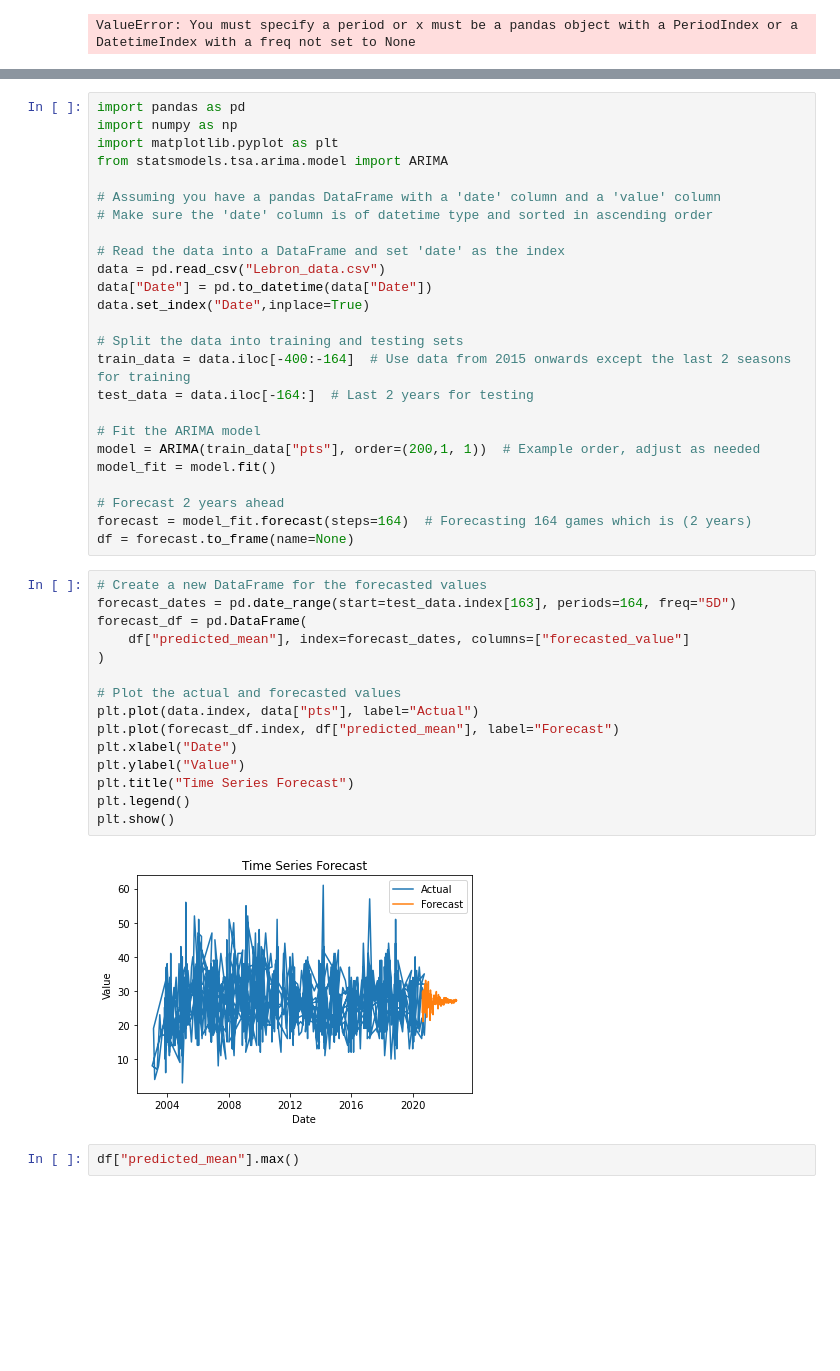
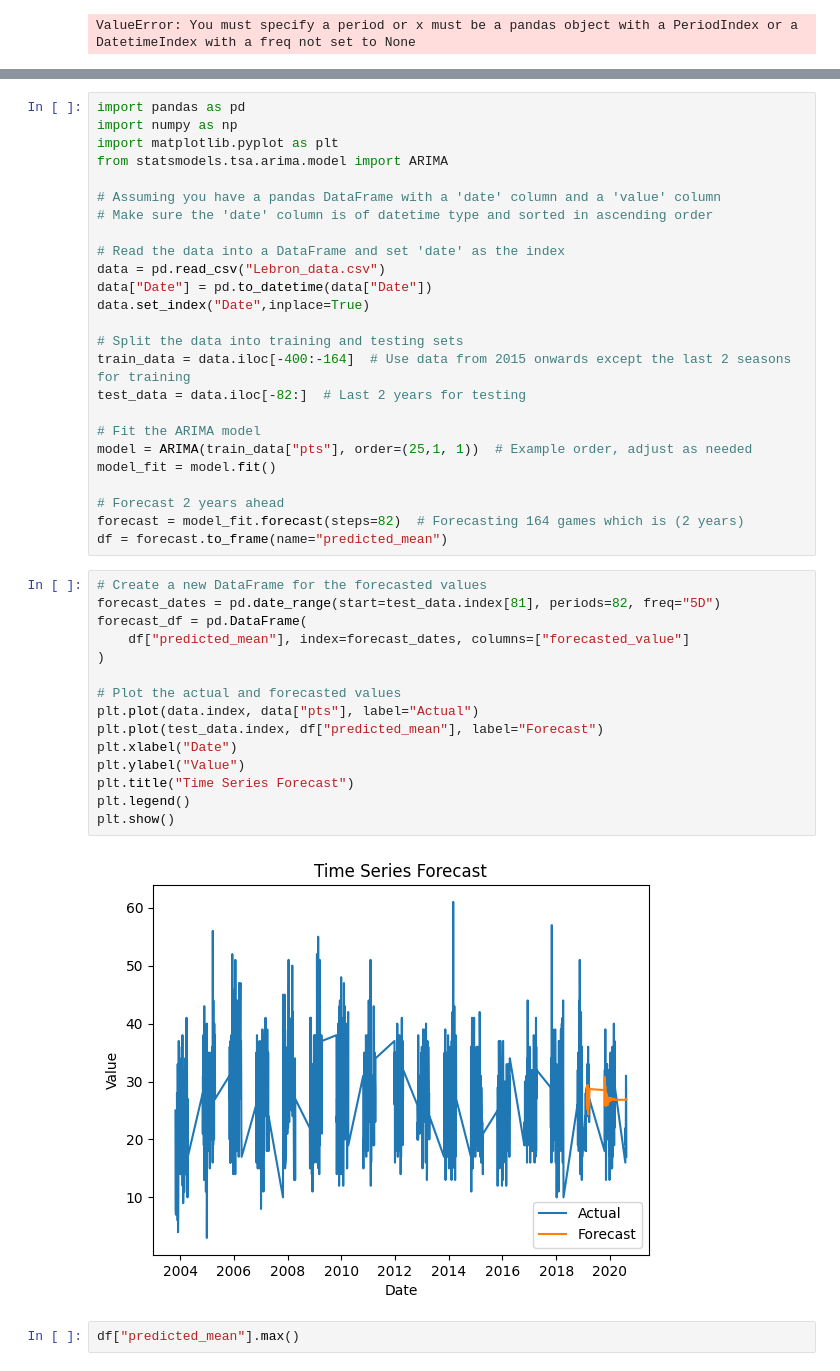
Before and after one commit to ndlovuraymond/datascience, a Jupyter notebook: Untitled.ipynb, the cells around one changed output, grey strips where cells are left out. Drawn from its saved outputs; the diff is of its cells as text; blank space fills up the shorter version.

Commit message:
Added time series data for Lebrons scoring prediction for the next 5 years

```diff
--- a/Untitled.ipynb
+++ b/Untitled.ipynb
@@ -175,32 +198,32 @@ data.set_index("Date",inplace=True)
 
 # Split the data into training and testing sets
 train_data = data.iloc[-400:-164]  # Use data from 2015 onwards except the last 2 seasons for training
-test_data = data.iloc[-164:]  # Last 2 years for testing
+test_data = data.iloc[-82:]  # Last 2 years for testing
 
 # Fit the ARIMA model
-model = ARIMA(train_data["pts"], order=(200,1, 1))  # Example order, adjust as needed
+model = ARIMA(train_data["pts"], order=(25,1, 1))  # Example order, adjust as needed
 model_fit = model.fit()
 
 # Forecast 2 years ahead
-forecast = model_fit.forecast(steps=164)  # Forecasting 164 games which is (2 years)
-df = forecast.to_frame(name=None)
+forecast = model_fit.forecast(steps=82)  # Forecasting 164 games which is (2 years)
+df = forecast.to_frame(name="predicted_mean")
 # %%
 # Create a new DataFrame for the forecasted values
-forecast_dates = pd.date_range(start=test_data.index[163], periods=164, freq="5D")
+forecast_dates = pd.date_range(start=test_data.index[81], periods=82, freq="5D")
 forecast_df = pd.DataFrame(
     df["predicted_mean"], index=forecast_dates, columns=["forecasted_value"]
 )
 
 # Plot the actual and forecasted values
 plt.plot(data.index, data["pts"], label="Actual")
-plt.plot(forecast_df.index, df["predicted_mean"], label="Forecast")
+plt.plot(test_data.index, df["predicted_mean"], label="Forecast")
 plt.xlabel("Date")
 plt.ylabel("Value")
 plt.title("Time Series Forecast")
 plt.legend()
 plt.show()
 # %% [output]
-[figure, old version]
+[figure, new version]
 # %%
 df["predicted_mean"].max()
 # %% [output]
```
Also changed, not shown: parts of 9 cells of this notebook, 1 other file.
